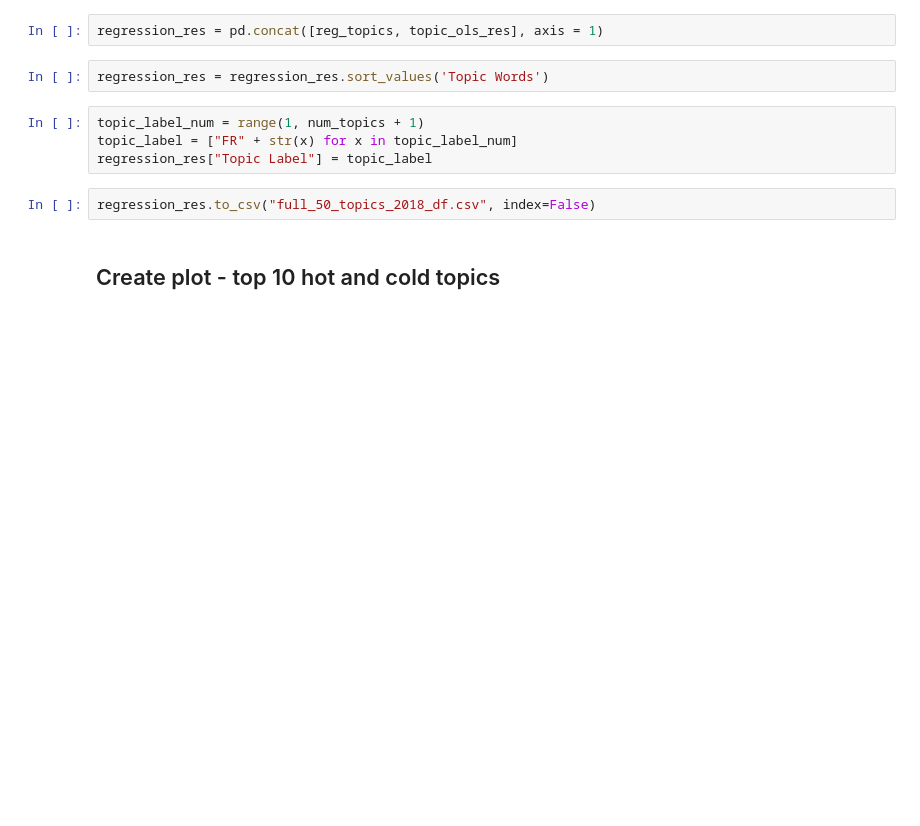
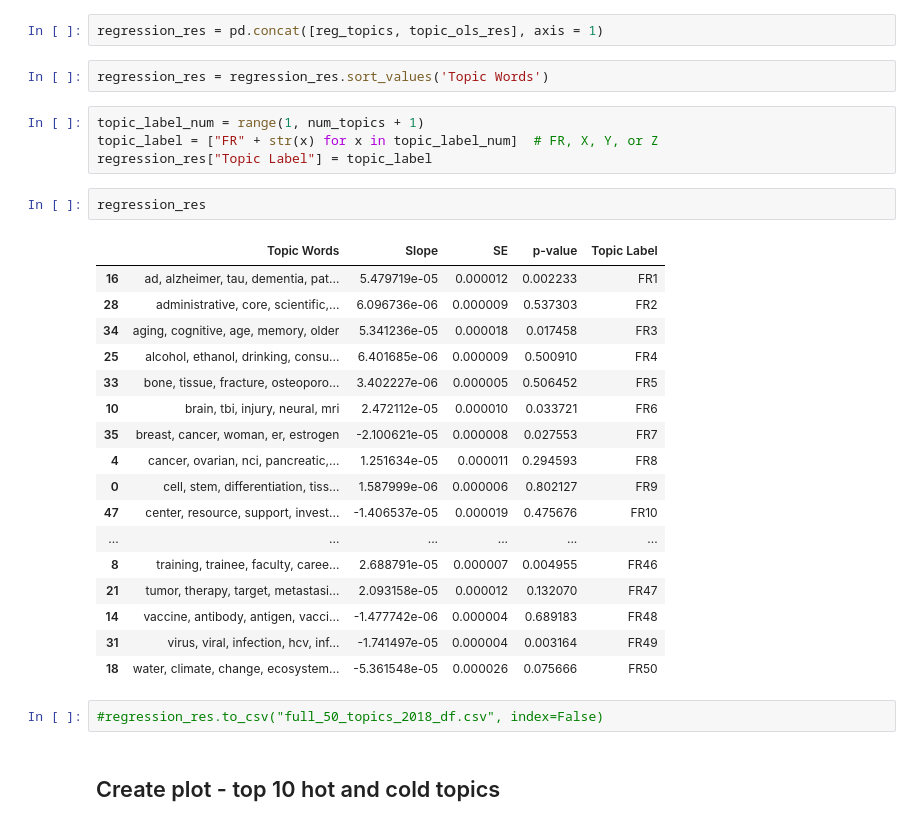
Before and after one commit to uva-bi-sdad/publicrd, a Jupyter notebook: src/Tech-Report/full-results/ET-full-final.ipynb, the cells around one changed output. Saved outputs shown, nothing was run; the diff lists cells and outputs as text; blank space fills up the shorter version.

```diff
--- a/src/Tech-Report/full-results/ET-full-final.ipynb
+++ b/src/Tech-Report/full-results/ET-full-final.ipynb
@@ -241,10 +261,30 @@ regression_res = pd.concat([reg_topics, topic_ols_res], axis = 1)
 regression_res = regression_res.sort_values('Topic Words')
 # %%
 topic_label_num = range(1, num_topics + 1)
-topic_label = ["FR" + str(x) for x in topic_label_num]
+topic_label = ["FR" + str(x) for x in topic_label_num]  # FR, X, Y, or Z
 regression_res["Topic Label"] = topic_label
+# %%
+regression_res
+# %% [output]
+|  | Topic Words | Slope | SE | p-value | Topic Label |
+| 16 | ad, alzheimer, tau, dementia, pat... | 5.479719e-05 | 0.000012 | 0.002233 | FR1 |
+| 28 | administrative, core, scientific,... | 6.096736e-06 | 0.000009 | 0.537303 | FR2 |
+| 34 | aging, cognitive, age, memory, older | 5.341236e-05 | 0.000018 | 0.017458 | FR3 |
+| 25 | alcohol, ethanol, drinking, consu... | 6.401685e-06 | 0.000009 | 0.500910 | FR4 |
+| 33 | bone, tissue, fracture, osteoporo... | 3.402227e-06 | 0.000005 | 0.506452 | FR5 |
+| 10 | brain, tbi, injury, neural, mri | 2.472112e-05 | 0.000010 | 0.033721 | FR6 |
+| 35 | breast, cancer, woman, er, estrogen | -2.100621e-05 | 0.000008 | 0.027553 | FR7 |
+| 4 | cancer, ovarian, nci, pancreatic,... | 1.251634e-05 | 0.000011 | 0.294593 | FR8 |
+| 0 | cell, stem, differentiation, tiss... | 1.587999e-06 | 0.000006 | 0.802127 | FR9 |
+| 47 | center, resource, support, invest... | -1.406537e-05 | 0.000019 | 0.475676 | FR10 |
+| ... | ... | ... | ... | ... | ... |
+| 8 | training, trainee, faculty, caree... | 2.688791e-05 | 0.000007 | 0.004955 | FR46 |
+| 21 | tumor, therapy, target, metastasi... | 2.093158e-05 | 0.000012 | 0.132070 | FR47 |
+| 14 | vaccine, antibody, antigen, vacci... | -1.477742e-06 | 0.000004 | 0.689183 | FR48 |
+| 31 | virus, viral, infection, hcv, inf... | -1.741497e-05 | 0.000004 | 0.003164 | FR49 |
+| 18 | water, climate, change, ecosystem... | -5.361548e-05 | 0.000026 | 0.075666 | FR50 |
 # %%
-regression_res.to_csv("full_50_topics_2018_df.csv", index=False)
+#regression_res.to_csv("full_50_topics_2018_df.csv", index=False)
 # %% [markdown]
 ## Create plot - top 10 hot and cold topics
 # %%
```
Also changed, not shown: parts of 26 cells of this notebook, 1 other file.
